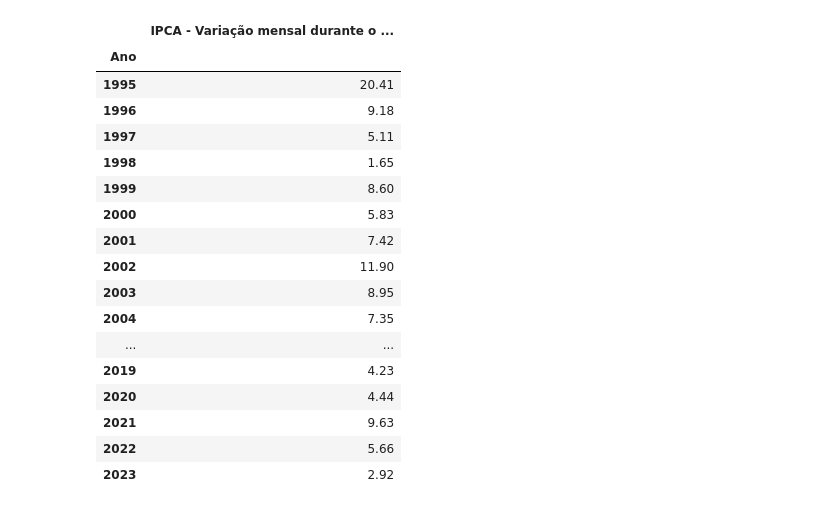
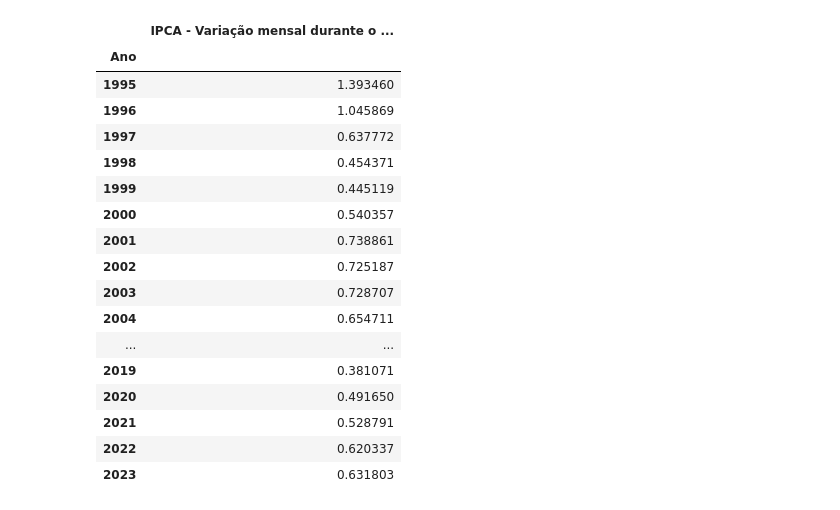
Before and after one commit to Pedro84skynet/TCC-MAC0499, a Jupyter notebook: Dados/Processados em Separado/Nacionais/IPCA/ipca.ipynb, the cells around one changed output. Saved outputs shown, nothing was run; the diff lists cells and outputs as text; code cells hidden in the pictures.

```diff
--- a/Dados/Processados em Separado/Nacionais/IPCA/ipca.ipynb
+++ b/Dados/Processados em Separado/Nacionais/IPCA/ipca.ipynb
@@ -111,7 +148,7 @@ def next_valid_index(column, pos):
     return next_index
 
 def interpolating_polynomial(nearest_indexes, nearest_values):
-    coeffs = np.polyfit(nearest_indexes, nearest_values, len(nearest_indexes) - 1)
+    coeffs = np.polyfit(nearest_indexes, nearest_values, 3)
     return np.poly1d(coeffs)
 
 def polynomial_filler(column):
@@ -130,24 +167,6 @@ def polynomial_filler(column):
                 for x in gap:
                     column.at[x] = polynomial(x)
                 plot_polynomial(polynomial, nearest_indexes[0], nearest_indexes[len(nearest_indexes) - 1], 50, gap, nearest_indexes, column.name)
-    return column
-
-def cubic_spline_filler(column):
-    size = len(column) -1
-    if column.isnull().any() and column.isna().any():
-        for i, value in enumerate(column):
-            if (i > 3 and i < size - 3) and (pd.isnull(value) or np.isnan(value) or (value == '')):
-                nearest_values = []
-                start = prev_valid_index(column, i)
-                end = next_valid_index(column, i)
-                gap = list(range(start + 1, end))
-                nearest_indexes = neareast_four_indexes(column, start, end)
-                for index in nearest_indexes:
-                    nearest_values.append(column.at[index])
-                cubic_spline = CubicSpline(nearest_indexes, nearest_values)
-                for x in gap:
-                    column.at[x] = cubic_spline(x)
-                plot_polynomial(cubic_spline, nearest_indexes[0], nearest_indexes[len(nearest_indexes) - 1], 50, gap, nearest_indexes, column.name)
     return column
 
 def plot_polynomial(polynomial, start, end, precision, interpolated_list, nearest_indexes, column_name):
@@ -170,6 +189,9 @@ def plot_polynomial(polynomial, start, end, precision, interpolated_list, neares
     plt.title(column_name)
 
     plt.show()
+
+def replace_negative_with_float_zeros(x):
+    return 0.0 if x < 0 else x
 # %%
 def read_csv_replace_missing_by_polynomial(file_path, skiped_rows, skiped_columns):
     with open(file_path, 'r') as f:
@@ -179,10 +201,11 @@ def read_csv_replace_missing_by_polynomial(file_path, skiped_rows, skiped_column
         i = 0
         for col in df.columns: # Elimina missing values por médias e transforma em float
             if i > skiped_columns:
+                df[col] = centered_moving_average(df[col], (0, len(df[col]) - 1), 24) #2 anos
                 df[col] = df[col].replace('-9999', np.nan)
                 df[col] = df[col].replace('-', np.nan)
                 df[col] = df[col].replace('', np.nan).astype(float)
-                df[col] = four_ends_filler(df[col])
+                df[col] = four_ends_linear_filler(df[col])
                 df[col] = polynomial_filler(df[col])
             i += 1
         return df
@@ -222,26 +245,26 @@ df
 347 rows × 2 columns
 # %%
 df_indexed = df.set_index('Ano')
-df_by_year = df_indexed.groupby(df_indexed.index).sum()
+df_by_year = df_indexed.groupby(df_indexed.index).mean()
 df_by_year = df_by_year.iloc[1:]
 df_by_year
 # %% [output]
 |  | IPCA - Variação mensal durante o ... |
 | Ano |  |
-| 1995 | 20.41 |
-| 1996 | 9.18 |
-| 1997 | 5.11 |
-| 1998 | 1.65 |
-| 1999 | 8.60 |
-| 2000 | 5.83 |
-| 2001 | 7.42 |
-| 2002 | 11.90 |
-| 2003 | 8.95 |
-| 2004 | 7.35 |
+| 1995 | 1.393460 |
+| 1996 | 1.045869 |
+| 1997 | 0.637772 |
+| 1998 | 0.454371 |
+| 1999 | 0.445119 |
+| 2000 | 0.540357 |
+| 2001 | 0.738861 |
+| 2002 | 0.725187 |
+| 2003 | 0.728707 |
+| 2004 | 0.654711 |
 | ... | ... |
-| 2019 | 4.23 |
-| 2020 | 4.44 |
-| 2021 | 9.63 |
-| 2022 | 5.66 |
-| 2023 | 2.92 |
+| 2019 | 0.381071 |
+| 2020 | 0.491650 |
+| 2021 | 0.528791 |
+| 2022 | 0.620337 |
+| 2023 | 0.631803 |
 # %%
```
Also changed, not shown: parts of 11 cells of this notebook, 43 other files.
